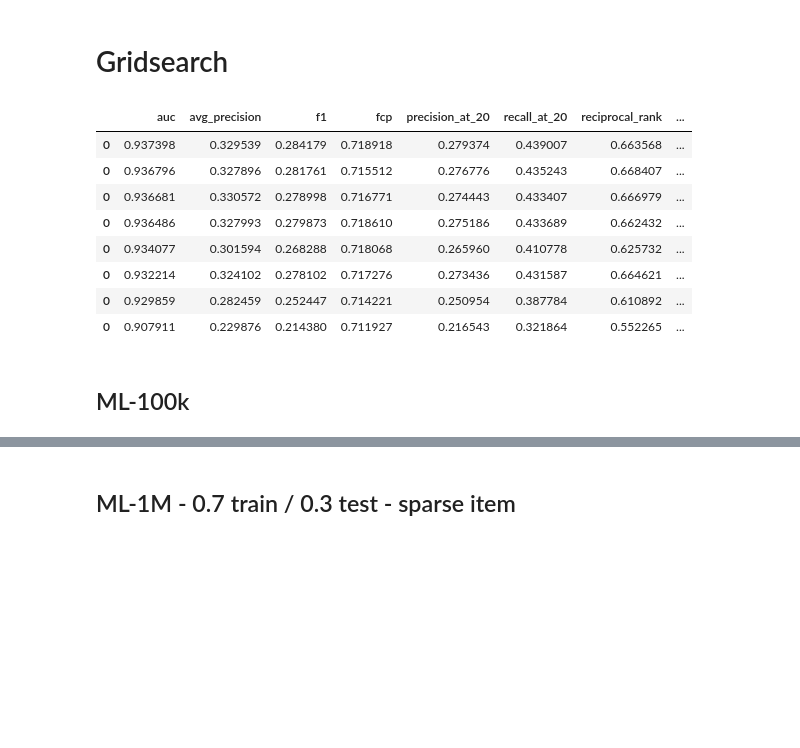
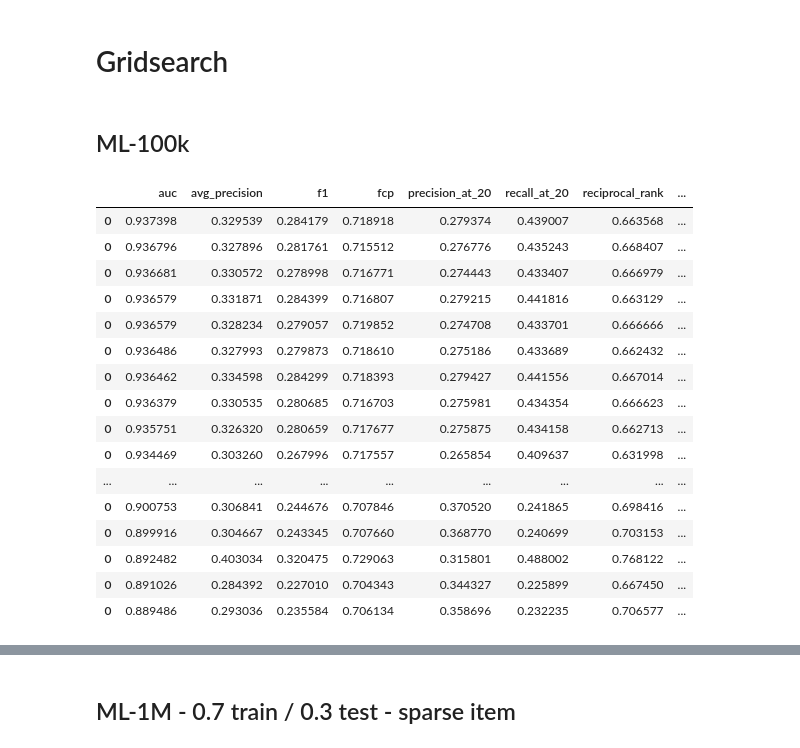
Before and after one commit to marcuniq/bsc-thesis, a Jupyter notebook: code/ipynb/gridsearch_mpcf_si_results.ipynb, the cells around one changed output, grey strips where cells are left out. Cells and saved outputs as stored; diff of their text form; code cells hidden in the pictures; blank space fills up the shorter version.

```diff
--- a/code/ipynb/gridsearch_mpcf_si_results.ipynb
+++ b/code/ipynb/gridsearch_mpcf_si_results.ipynb
@@ -96,47 +92,70 @@ df_movie_metrics = get_df_results(movie_metrics)
 df_movie_metrics.sort_values('auc', ascending=False)
 # %% [markdown]
 # Gridsearch
-# %%
-user_metrics = [
-'../metrics/mpcf-si/2016-06-20_18.58.44_si_ml-100k_e20_tt-0.7_lambda-item-0.1_user-metrics.csv',
-'../metrics/mpcf-si/2016-06-20_19.01.54_si_ml-100k_e20_tt-0.7_lambda-item-0.01_user-metrics.csv',
-'../metrics/mpcf-si/2016-06-20_19.58.20_si_ml-100k_e20_tt-0.7_lambda-item-0.5_user-metrics.csv',
-'../metrics/mpcf-si/2016-06-20_19.59.21_si_ml-100k_e20_tt-0.7_lambda-item-1_user-metrics.csv',
-'../metrics/mpcf-si/2016-06-21_15.38.16_si_ml-100k_e20_tt-0.7_task-0_user-metrics.csv',
-'../metrics/mpcf-si/2016-06-21_15.38.28_si_ml-100k_e20_tt-0.7_task-0_user-metrics.csv',
-'../metrics/mpcf-si/2016-06-21_15.38.39_si_ml-100k_e20_tt-0.7_task-0_user-metrics.csv',
-'../metrics/mpcf-si/2016-06-21_15.38.43_si_ml-100k_e20_tt-0.7_task-0_user-metrics.csv',
-]
-df_user_metrics = get_df_results(user_metrics)
-df_user_metrics.sort_values('auc', ascending=False)
-# %% [output]
-|  | auc | avg_precision | f1 | fcp | precision_at_20 | recall_at_20 | reciprocal_rank | ... |
-| 0 | 0.937398 | 0.329539 | 0.284179 | 0.718918 | 0.279374 | 0.439007 | 0.663568 | ... |
-| 0 | 0.936796 | 0.327896 | 0.281761 | 0.715512 | 0.276776 | 0.435243 | 0.668407 | ... |
-| 0 | 0.936681 | 0.330572 | 0.278998 | 0.716771 | 0.274443 | 0.433407 | 0.666979 | ... |
-| 0 | 0.936486 | 0.327993 | 0.279873 | 0.718610 | 0.275186 | 0.433689 | 0.662432 | ... |
-| 0 | 0.934077 | 0.301594 | 0.268288 | 0.718068 | 0.265960 | 0.410778 | 0.625732 | ... |
-| 0 | 0.932214 | 0.324102 | 0.278102 | 0.717276 | 0.273436 | 0.431587 | 0.664621 | ... |
-| 0 | 0.929859 | 0.282459 | 0.252447 | 0.714221 | 0.250954 | 0.387784 | 0.610892 | ... |
-| 0 | 0.907911 | 0.229876 | 0.214380 | 0.711927 | 0.216543 | 0.321864 | 0.552265 | ... |
 # %% [markdown]
 ## ML-100k
 # %%
 user_metrics = [
 '../metrics/mpcf-si/2016-06-20_14.28.24_si_ml-100k_e20_tt-0.7_task-0_user-metrics.csv',
 '../metrics/mpcf-si/2016-06-20_14.28.59_si_ml-100k_e20_tt-0.7_task-0_user-metrics.csv',
 '../metrics/mpcf-si/2016-06-20_14.30.09_si_ml-100k_e20_tt-0.7_task-0_user-metrics.csv',
 '../metrics/mpcf-si/2016-06-20_14.30.31_si_ml-100k_e20_tt-0.7_task-0_user-metrics.csv',
 '../metrics/mpcf-si/2016-06-20_14.30.46_si_ml-100k_e20_tt-0.7_task-0_user-metrics.csv',
 '../metrics/mpcf-si/2016-06-20_15.44.08_si_ml-100k_e20_tt-0.7_task-1_user-metrics.csv',
 '../metrics/mpcf-si/2016-06-20_15.44.46_si_ml-100k_e20_tt-0.7_task-1_user-metrics.csv',
 '../metrics/mpcf-si/2016-06-20_15.44.55_si_ml-100k_e20_tt-0.7_task-1_user-metrics.csv',
 '../metrics/mpcf-si/2016-06-20_15.45.28_si_ml-100k_e20_tt-0.7_task-1_user-metrics.csv',
 '../metrics/mpcf-si/2016-06-20_16.58.58_si_ml-100k_e20_tt-0.7_task-2_user-metrics.csv',
 '../metrics/mpcf-si/2016-06-20_16.59.54_si_ml-100k_e20_tt-0.7_task-2_user-metrics.csv',
 '../metrics/mpcf-si/2016-06-20_18.11.40_si_ml-100k_e20_tt-0.7_task-3_user-metrics.csv',
 '../metrics/mpcf-si/2016-06-20_18.15.11_si_ml-100k_e20_tt-0.7_task-3_user-metrics.csv',
+'../metrics/mpcf-si/2016-06-20_18.58.44_si_ml-100k_e20_tt-0.7_lambda-item-0.1_user-metrics.csv',
+'../metrics/mpcf-si/2016-06-20_19.01.54_si_ml-100k_e20_tt-0.7_lambda-item-0.01_user-metrics.csv',
+'../metrics/mpcf-si/2016-06-20_19.58.20_si_ml-100k_e20_tt-0.7_lambda-item-0.5_user-metrics.csv',
+'../metrics/mpcf-si/2016-06-20_19.59.21_si_ml-100k_e20_tt-0.7_lambda-item-1_user-metrics.csv',
+'../metrics/mpcf-si/2016-06-20_20.45.42_si_ml-100k_e50_tt-0.2_lambda-item-0.1_user-metrics.csv',
+'../metrics/mpcf-si/2016-06-20_20.46.28_si_ml-100k_e50_tt-0.2_lambda-item-0.2_user-metrics.csv',
+'../metrics/mpcf-si/2016-06-20_21.47.58_si_ml-100k_e50_tt-0.2_lambda-item-0.3_user-metrics.csv',
+'../metrics/mpcf-si/2016-06-20_21.50.38_si_ml-100k_e50_tt-0.2_lambda-item-0.4_user-metrics.csv',
+'../metrics/mpcf-si/2016-06-20_22.55.47_si_ml-100k_e50_tt-0.2_lambda-item-0.3_cosine-1_user-metrics.csv',
+'../metrics/mpcf-si/2016-06-20_22.55.59_si_ml-100k_e50_tt-0.2_lambda-item-0.3_cosine-0_user-metrics.csv',
 '../metrics/mpcf-si/2016-06-20_23.29.38_si_ml-100k_e20_tt-0.7_task-1_user-metrics.csv',
 '../metrics/mpcf-si/2016-06-21_00.43.23_si_ml-100k_e20_tt-0.7_task-2_user-metrics.csv',
 '../metrics/mpcf-si/2016-06-21_01.00.10_si_ml-100k_e20_tt-0.7_task-0_user-metrics.csv',
+'../metrics/mpcf-si/2016-06-21_15.38.16_si_ml-100k_e20_tt-0.7_task-0_user-metrics.csv',
+'../metrics/mpcf-si/2016-06-21_15.38.28_si_ml-100k_e20_tt-0.7_task-0_user-metrics.csv',
+'../metrics/mpcf-si/2016-06-21_15.38.39_si_ml-100k_e20_tt-0.7_task-0_user-metrics.csv',
+'../metrics/mpcf-si/2016-06-21_15.38.43_si_ml-100k_e20_tt-0.7_task-0_user-metrics.csv',
+'../metrics/mpcf-si/2016-06-21_16.50.52_si_ml-100k_e20_tt-0.7_task-1_user-metrics.csv',
+'../metrics/mpcf-si/2016-06-21_16.51.29_si_ml-100k_e20_tt-0.7_task-1_user-metrics.csv',
+'../metrics/mpcf-si/2016-06-21_16.52.02_si_ml-100k_e20_tt-0.7_task-1_user-metrics.csv',
+'../metrics/mpcf-si/2016-06-21_16.52.14_si_ml-100k_e20_tt-0.7_task-1_user-metrics.csv',
+'../metrics/mpcf-si/2016-06-21_18.03.40_si_ml-100k_e20_tt-0.7_task-2_user-metrics.csv',
+'../metrics/mpcf-si/2016-06-21_18.04.46_si_ml-100k_e20_tt-0.7_task-2_user-metrics.csv',
+'../metrics/mpcf-si/2016-06-21_18.05.07_si_ml-100k_e20_tt-0.7_task-2_user-metrics.csv',
+'../metrics/mpcf-si/2016-06-21_18.05.37_si_ml-100k_e20_tt-0.7_task-2_user-metrics.csv',
+'../metrics/mpcf-si/2016-06-21_19.16.16_si_ml-100k_e20_tt-0.7_task-3_user-metrics.csv',
+'../metrics/mpcf-si/2016-06-21_19.17.37_si_ml-100k_e20_tt-0.7_task-3_user-metrics.csv',
+'../metrics/mpcf-si/2016-06-21_19.18.43_si_ml-100k_e20_tt-0.7_task-3_user-metrics.csv',
+'../metrics/mpcf-si/2016-06-21_19.18.56_si_ml-100k_e20_tt-0.7_task-3_user-metrics.csv',
 ]
+df_user_metrics = get_df_results(user_metrics)
+df_user_metrics.sort_values('auc', ascending=False)
+# %% [output]
+|  | auc | avg_precision | f1 | fcp | precision_at_20 | recall_at_20 | reciprocal_rank | ... |
+| 0 | 0.937398 | 0.329539 | 0.284179 | 0.718918 | 0.279374 | 0.439007 | 0.663568 | ... |
+| 0 | 0.936796 | 0.327896 | 0.281761 | 0.715512 | 0.276776 | 0.435243 | 0.668407 | ... |
+| 0 | 0.936681 | 0.330572 | 0.278998 | 0.716771 | 0.274443 | 0.433407 | 0.666979 | ... |
+| 0 | 0.936579 | 0.331871 | 0.284399 | 0.716807 | 0.279215 | 0.441816 | 0.663129 | ... |
+| 0 | 0.936579 | 0.328234 | 0.279057 | 0.719852 | 0.274708 | 0.433701 | 0.666666 | ... |
+| 0 | 0.936486 | 0.327993 | 0.279873 | 0.718610 | 0.275186 | 0.433689 | 0.662432 | ... |
+| 0 | 0.936462 | 0.334598 | 0.284299 | 0.718393 | 0.279427 | 0.441556 | 0.667014 | ... |
+| 0 | 0.936379 | 0.330535 | 0.280685 | 0.716703 | 0.275981 | 0.434354 | 0.666623 | ... |
+| 0 | 0.935751 | 0.326320 | 0.280659 | 0.717677 | 0.275875 | 0.434158 | 0.662713 | ... |
+| 0 | 0.934469 | 0.303260 | 0.267996 | 0.717557 | 0.265854 | 0.409637 | 0.631998 | ... |
+| ... | ... | ... | ... | ... | ... | ... | ... | ... |
+| 0 | 0.900753 | 0.306841 | 0.244676 | 0.707846 | 0.370520 | 0.241865 | 0.698416 | ... |
+| 0 | 0.899916 | 0.304667 | 0.243345 | 0.707660 | 0.368770 | 0.240699 | 0.703153 | ... |
+| 0 | 0.892482 | 0.403034 | 0.320475 | 0.729063 | 0.315801 | 0.488002 | 0.768122 | ... |
+| 0 | 0.891026 | 0.284392 | 0.227010 | 0.704343 | 0.344327 | 0.225899 | 0.667450 | ... |
+| 0 | 0.889486 | 0.293036 | 0.235584 | 0.706134 | 0.358696 | 0.232235 | 0.706577 | ... |
```
Also changed, not shown: parts of 5 cells of this notebook, 5 other files.
